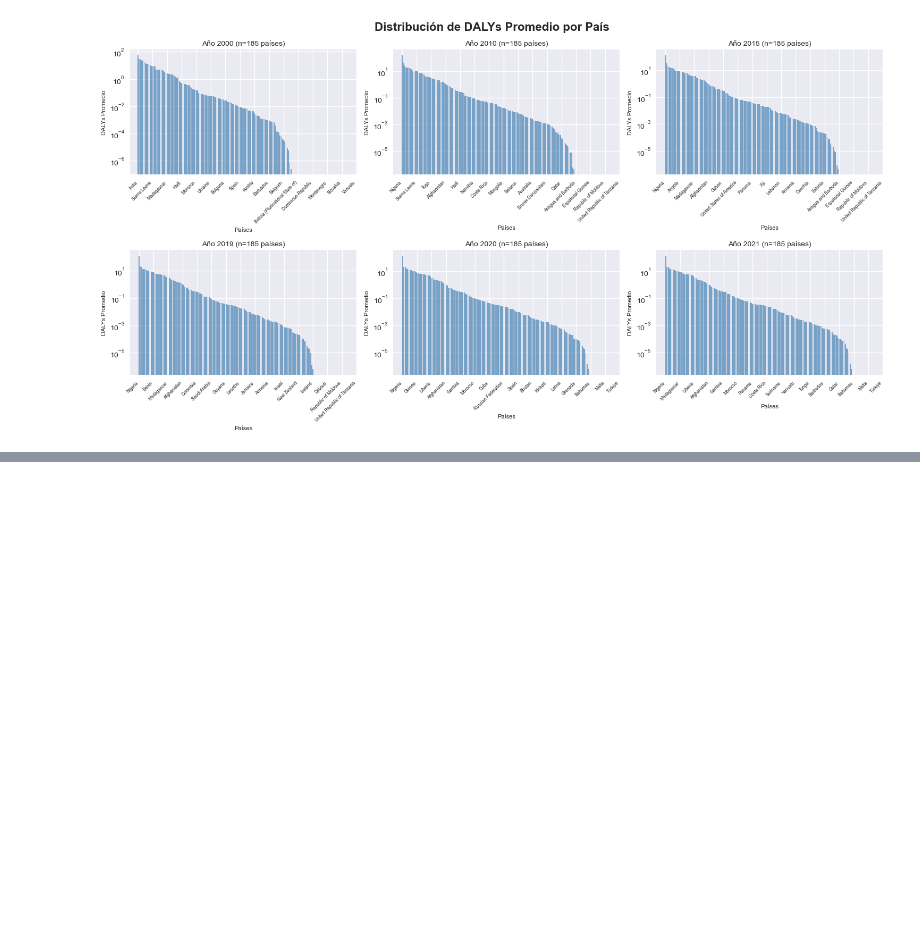
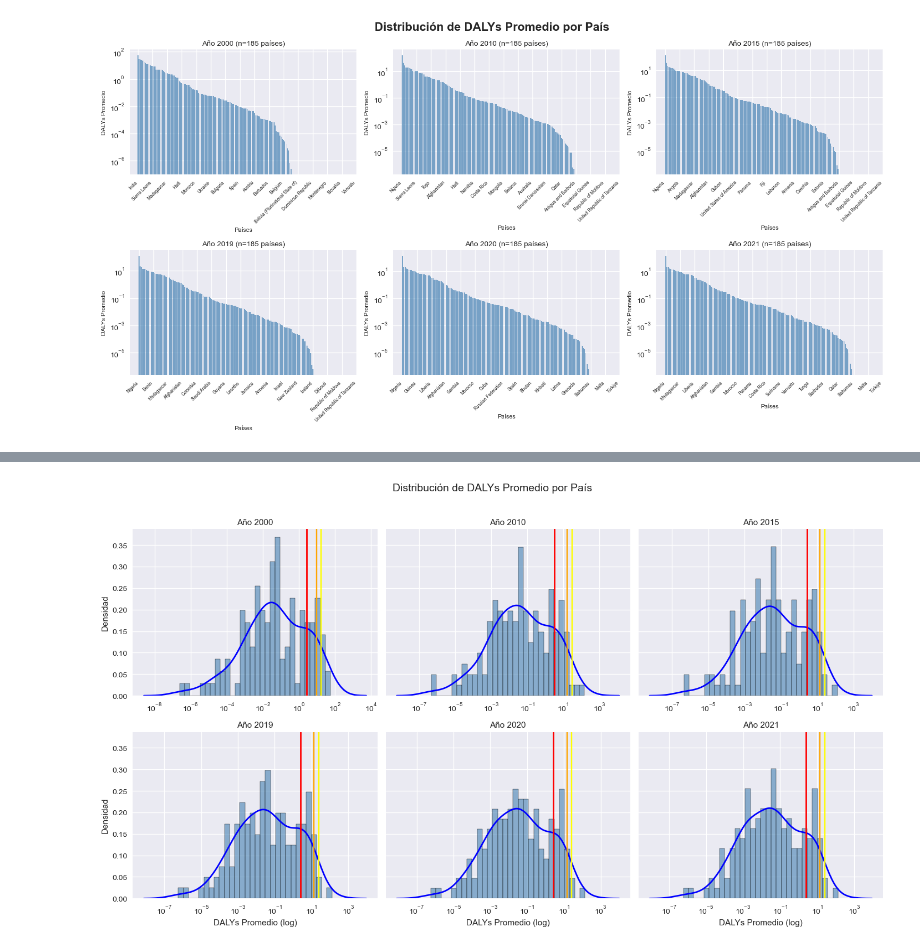
Before and after one commit to P-arsimony/DALY_DataAnalysis, a Jupyter notebook: Data_Statistics.ipynb, the cells around one changed output, grey strips where cells are left out. Cells and saved outputs as stored; diff of their text form; code cells hidden in the pictures; blank space fills up the shorter version.

```diff
--- a/Data_Statistics.ipynb
+++ b/Data_Statistics.ipynb
@@ -325,0 +373,41 @@ Año: 2021, Media: nan, Mediana: 0.02
+# %%
+# Crear FacetGrid con KDE y líneas de estadísticas
+
+# Función personalizada para agregar estadísticas
+def plot_with_stats(data, **kwargs):
+    """Grafica histograma + KDE con líneas de estadísticas"""
+    # Graficar histograma y KDE
+    sns.histplot(data, **kwargs)
+    sns.kdeplot(data, color='blue', linewidth=2, log_scale=True)
+
+    # Calcular estadísticas
+    media = data.mean()
+    desviacion = data.std()
+
+    # Agregar líneas verticales
+    plt.axvline(media, color='red', linestyle='-', linewidth=2, label=f'Media: {media:.2f}')
+    plt.axvline(media+desviacion, color="orange", label="+/- 1 std")
+    plt.axvline(media-desviacion, color="orange")
+    plt.axvline(media+desviacion*2, color="yellow", label="+/- 2 std")
+    plt.axvline(media-desviacion*2, color="yellow")
+
+    plt.legend(loc='upper right', fontsize=7)
+
+
+# Crear FacetGrid
+g = sns.FacetGrid(dalys_por_pais_ano, col='ano', col_wrap=3,
+                  height=4, aspect=1.2, sharex=False)
+
+# Aplicar función personalizada
+g.map(plot_with_stats, 'dalys_promedio', bins=30, log_scale=True,
+      color='steelblue', alpha=0.6, stat='density')
+
+g.set_axis_labels('DALYs Promedio (log)', 'Densidad')
+g.set_titles(col_template='Año {col_name}')
+g.fig.suptitle('Distribución de DALYs Promedio por País', y=1.02, fontsize=14)
+
+
+plt.tight_layout()
+plt.show()
+# %% [output]
+[figure, added]
```
Also changed, not shown: parts of 8 cells of this notebook, 1 other file.
